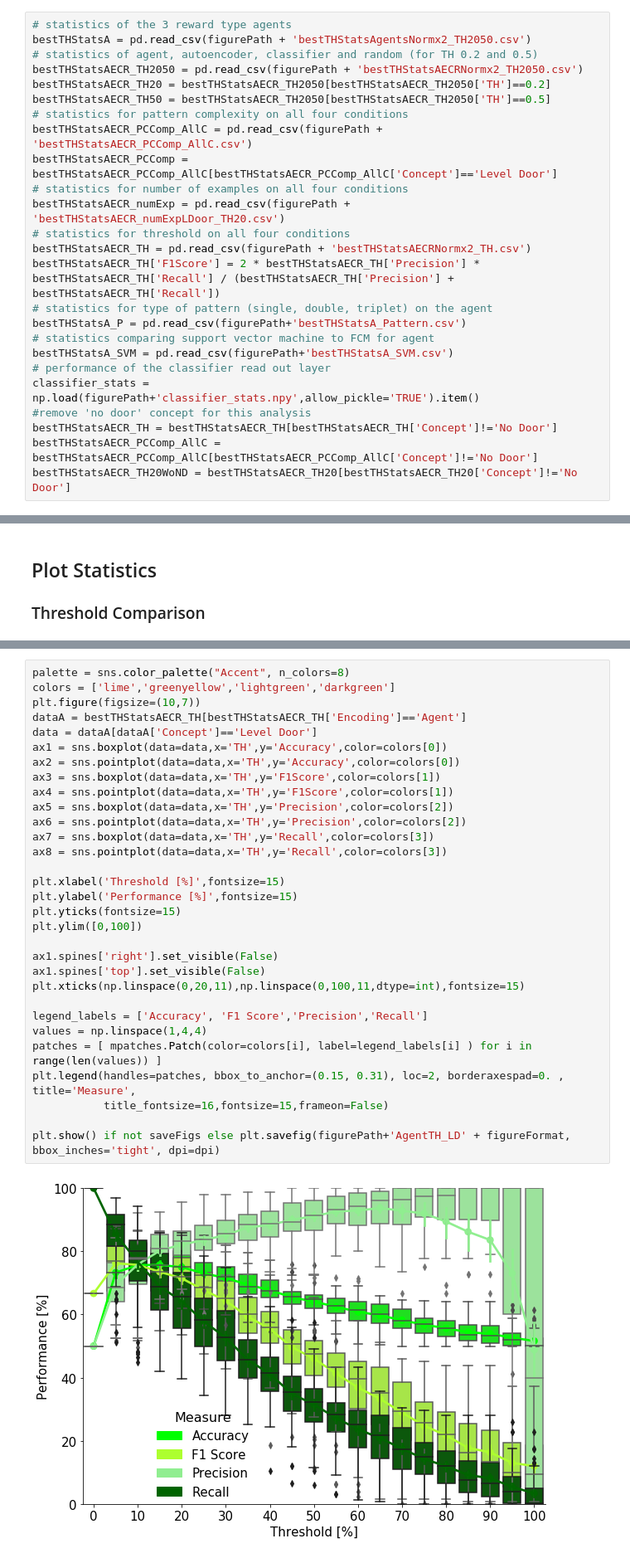
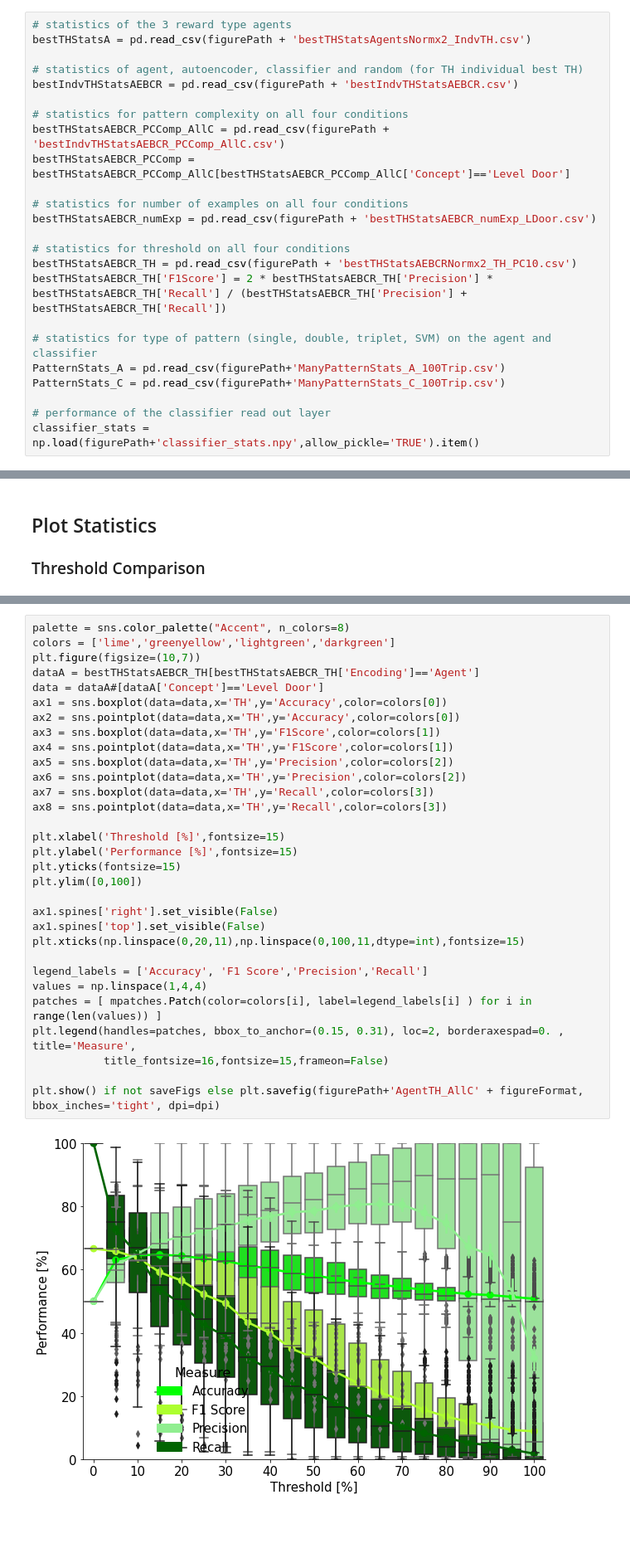
Before and after one commit to vkakerbeck/FastConceptMapping, a Jupyter notebook: scripts/3_AnalyzeResults.ipynb, the cells around one changed output, grey strips where cells are left out. Shown at 83% size. Drawn from its saved outputs; the diff is of its cells as text; blank space fills up the shorter version.

```diff
--- a/scripts/3_AnalyzeResults.ipynb
+++ b/scripts/3_AnalyzeResults.ipynb
@@ -28,26 +29,25 @@ all_conditions = ['Agent', 'Autoencoder','Classifier','Random','Classifier Out']
 These statistics are calculated in the script 'CalculteFCMStatistics.ipynb'
 # %%
 # statistics of the 3 reward type agents
-bestTHStatsA = pd.read_csv(figurePath + 'bestTHStatsAgentsNormx2_TH2050.csv')
-# statistics of agent, autoencoder, classifier and random (for TH 0.2 and 0.5)
-bestTHStatsAECR_TH2050 = pd.read_csv(figurePath + 'bestTHStatsAECRNormx2_TH2050.csv')
-bestTHStatsAECR_TH20 = bestTHStatsAECR_TH2050[bestTHStatsAECR_TH2050['TH']==0.2]
-bestTHStatsAECR_TH50 = bestTHStatsAECR_TH2050[bestTHStatsAECR_TH2050['TH']==0.5]
+bestTHStatsA = pd.read_csv(figurePath + 'bestTHStatsAgentsNormx2_IndvTH.csv')
+
+# statistics of agent, autoencoder, classifier and random (for TH individual best TH)
+bestIndvTHStatsAEBCR = pd.read_csv(figurePath + 'bestIndvTHStatsAEBCR.csv')
+
 # statistics for pattern complexity on all four conditions
-bestTHStatsAECR_PCComp_AllC = pd.read_csv(figurePath + 'bestTHStatsAECR_PCComp_AllC.csv')
-bestTHStatsAECR_PCComp = bestTHStatsAECR_PCComp_AllC[bestTHStatsAECR_PCComp_AllC['Concept']=='Level Door']
+bestTHStatsAEBCR_PCComp_AllC = pd.read_csv(figurePath + 'bestIndvTHStatsAEBCR_PCComp_AllC.csv')
+bestTHStatsAEBCR_PCComp = bestTHStatsAEBCR_PCComp_AllC[bestTHStatsAEBCR_PCComp_AllC['Concept']=='Level Door']
+
 # statistics for number of examples on all four conditions
-bestTHStatsAECR_numExp = pd.read_csv(figurePath + 'bestTHStatsAECR_numExpLDoor_TH20.csv')
+bestTHStatsAEBCR_numExp = pd.read_csv(figurePath + 'bestTHStatsAEBCR_numExp_LDoor.csv')
+
 # statistics for threshold on all four conditions
-bestTHStatsAECR_TH = pd.read_csv(figurePath + 'bestTHStatsAECRNormx2_TH.csv')
-bestTHStatsAECR_TH['F1Score'] = 2 * bestTHStatsAECR_TH['Precision'] * bestTHStatsAECR_TH['Recall'] / (bestTHStatsAECR_TH['Precision'] + bestTHStatsAECR_TH['Recall'])
-# statistics for type of pattern (single, double, triplet) on the agent
-bestTHStatsA_P = pd.read_csv(figurePath+'bestTHStatsA_Pattern.csv')
-# statistics comparing support vector machine to FCM for agent
-bestTHStatsA_SVM = pd.read_csv(figurePath+'bestTHStatsA_SVM.csv')
+bestTHStatsAEBCR_TH = pd.read_csv(figurePath + 'bestTHStatsAEBCRNormx2_TH_PC10.csv')
+bestTHStatsAEBCR_TH['F1Score'] = 2 * bestTHStatsAEBCR_TH['Precision'] * bestTHStatsAEBCR_TH['Recall'] / (bestTHStatsAEBCR_TH['Precision'] + bestTHStatsAEBCR_TH['Recall'])
+
+# statistics for type of pattern (single, double, triplet, SVM) on the agent and classifier
+PatternStats_A = pd.read_csv(figurePath+'ManyPatternStats_A_100Trip.csv')
+PatternStats_C = pd.read_csv(figurePath+'ManyPatternStats_C_100Trip.csv')
+
 # performance of the classifier read out layer
 classifier_stats = np.load(figurePath+'classifier_stats.npy',allow_pickle='TRUE').item()
-#remove 'no door' concept for this analysis
-bestTHStatsAECR_TH = bestTHStatsAECR_TH[bestTHStatsAECR_TH['Concept']!='No Door']
-bestTHStatsAECR_PCComp_AllC = bestTHStatsAECR_PCComp_AllC[bestTHStatsAECR_PCComp_AllC['Concept']!='No Door']
-bestTHStatsAECR_TH20WoND = bestTHStatsAECR_TH20[bestTHStatsAECR_TH20['Concept']!='No Door']
@@ -86,34 +112,34 @@ plt.show() if not saveFigs else plt.savefig(figurePath+'Comp_IntAgent_TH_Acc' +
 # %%
 palette = sns.color_palette("Accent", n_colors=8)
 colors = ['lime','greenyellow','lightgreen','darkgreen']
 plt.figure(figsize=(10,7))
-dataA = bestTHStatsAECR_TH[bestTHStatsAECR_TH['Encoding']=='Agent']
-data = dataA[dataA['Concept']=='Level Door']
+dataA = bestTHStatsAEBCR_TH[bestTHStatsAEBCR_TH['Encoding']=='Agent']
+data = dataA#[dataA['Concept']=='Level Door']
 ax1 = sns.boxplot(data=data,x='TH',y='Accuracy',color=colors[0])
 ax2 = sns.pointplot(data=data,x='TH',y='Accuracy',color=colors[0])
 ax3 = sns.boxplot(data=data,x='TH',y='F1Score',color=colors[1])
 ax4 = sns.pointplot(data=data,x='TH',y='F1Score',color=colors[1])
 ax5 = sns.boxplot(data=data,x='TH',y='Precision',color=colors[2])
 ax6 = sns.pointplot(data=data,x='TH',y='Precision',color=colors[2])
 ax7 = sns.boxplot(data=data,x='TH',y='Recall',color=colors[3])
 ax8 = sns.pointplot(data=data,x='TH',y='Recall',color=colors[3])
 
 plt.xlabel('Threshold [%]',fontsize=15)
 plt.ylabel('Performance [%]',fontsize=15)
 plt.yticks(fontsize=15)
 plt.ylim([0,100])
 
 ax1.spines['right'].set_visible(False)
 ax1.spines['top'].set_visible(False)
 plt.xticks(np.linspace(0,20,11),np.linspace(0,100,11,dtype=int),fontsize=15)
 
 legend_labels = ['Accuracy', 'F1 Score','Precision','Recall']
 values = np.linspace(1,4,4)
 patches = [ mpatches.Patch(color=colors[i], label=legend_labels[i] ) for i in range(len(values)) ]
 plt.legend(handles=patches, bbox_to_anchor=(0.15, 0.31), loc=2, borderaxespad=0. , title='Measure',
            title_fontsize=16,fontsize=15,frameon=False)
 
-plt.show() if not saveFigs else plt.savefig(figurePath+'AgentTH_LD' + figureFormat, bbox_inches='tight', dpi=dpi)
+plt.show() if not saveFigs else plt.savefig(figurePath+'AgentTH_AllC' + figureFormat, bbox_inches='tight', dpi=dpi)
 # %% [output]
-[figure, old version]
+[figure, new version]
 # %%
```
Also changed, not shown: parts of 27 cells of this notebook, 12 other files.
